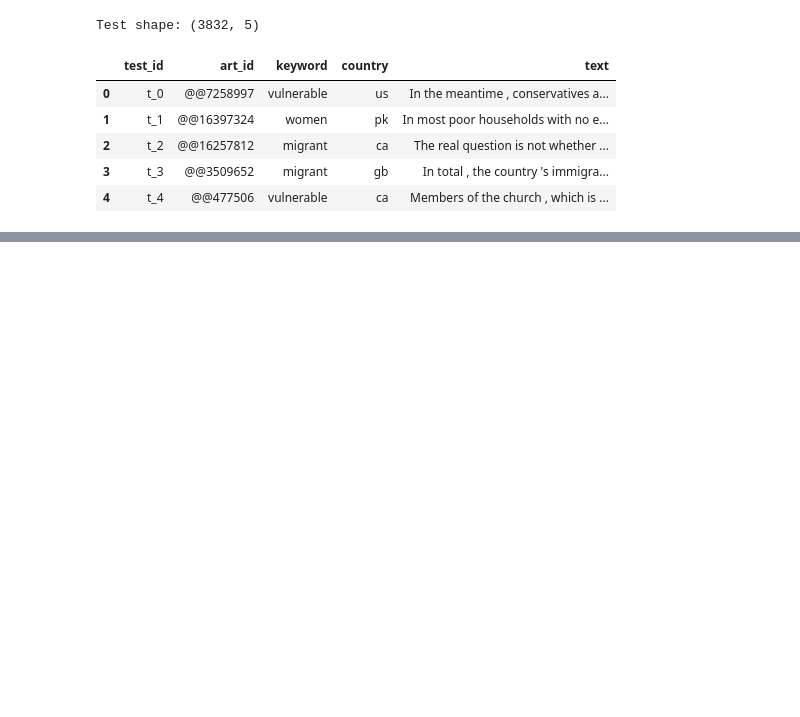
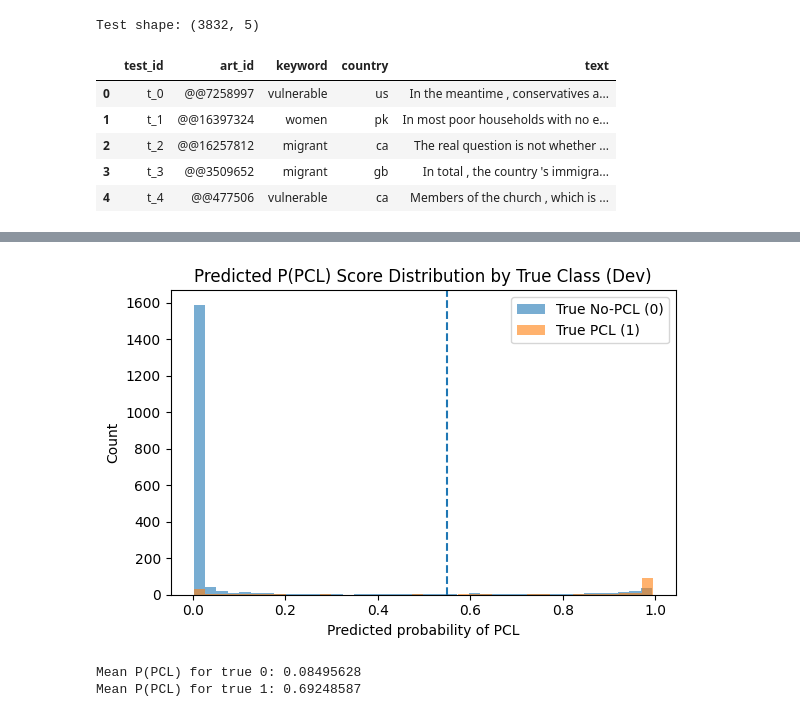
Before and after one commit to TemDev/pcl-detection-nlp, a Jupyter notebook: code/model.ipynb, the cells around one changed output, grey strips where cells are left out. Saved outputs shown, nothing was run; the diff lists cells and outputs as text; code cells hidden in the pictures; blank space fills up the shorter version.

```diff
--- a/code/model.ipynb
+++ b/code/model.ipynb
@@ -394,0 +468,18 @@ Positive rate: 0.11821503131524008
+# %%
+plt.figure(figsize=(6,4))
+plt.hist(probs[y_true==0], bins=40, alpha=0.6, label="True No-PCL (0)")
+plt.hist(probs[y_true==1], bins=40, alpha=0.6, label="True PCL (1)")
+plt.axvline(best_t, linestyle="--")
+plt.title("Predicted P(PCL) Score Distribution by True Class (Dev)")
+plt.xlabel("Predicted probability of PCL")
+plt.ylabel("Count")
+plt.legend()
+plt.tight_layout()
+plt.show()
+
+print("Mean P(PCL) for true 0:", probs[y_true==0].mean())
+print("Mean P(PCL) for true 1:", probs[y_true==1].mean())
+# %% [output]
+[figure, added]
+Mean P(PCL) for true 0: 0.08495628
+Mean P(PCL) for true 1: 0.69248587
```
Also changed, not shown: parts of 15 cells of this notebook.
